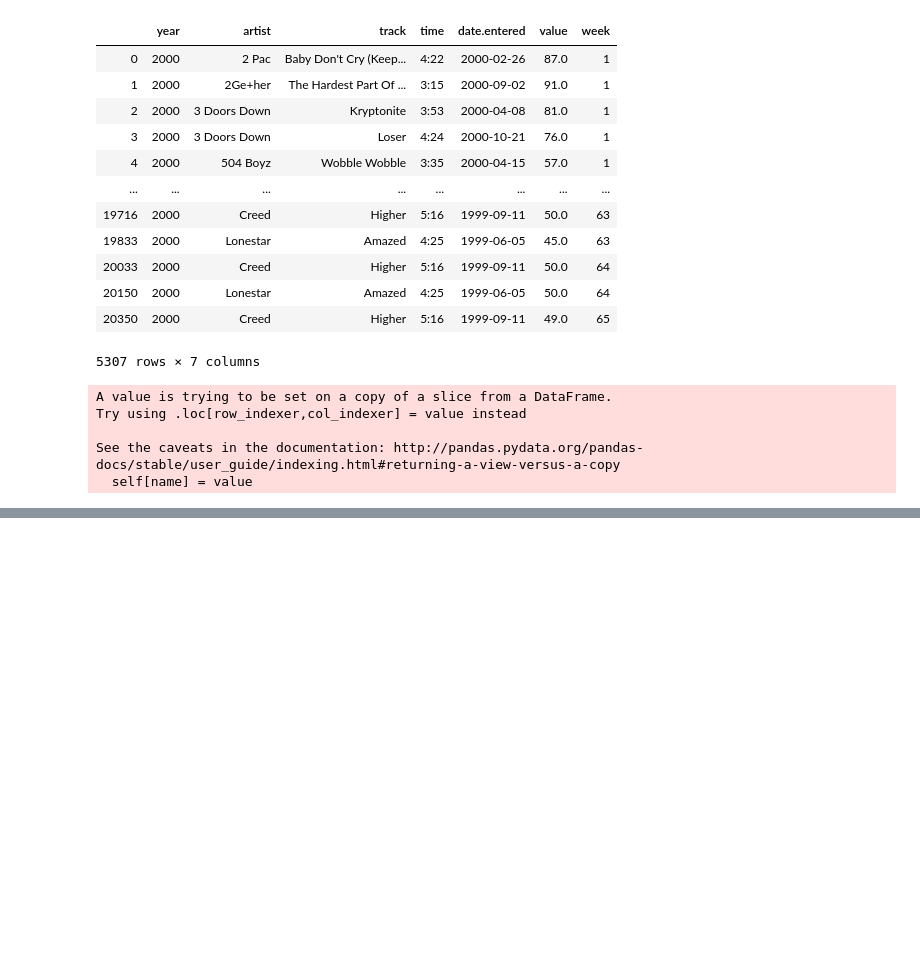
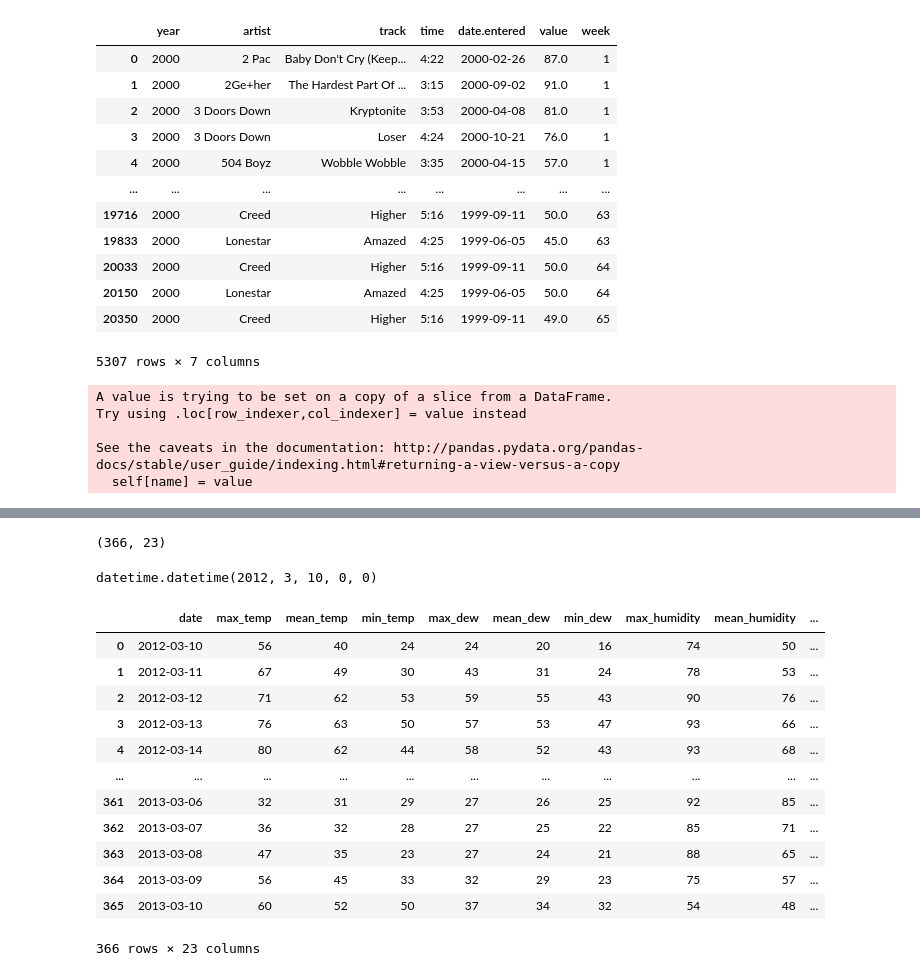
Before and after one commit to LuGeorgiev/Python-SoftUni, a Jupyter notebook: DataScience/02.DataTidying/Data Tidying and Cleaning lecture.ipynb, the cells around one changed output, grey strips where cells are left out. Cells and saved outputs as stored; diff of their text form; code cells hidden in the pictures; blank space fills up the shorter version.

```diff
--- a/DataScience/02.DataTidying/Data Tidying and Cleaning lecture.ipynb
+++ b/DataScience/02.DataTidying/Data Tidying and Cleaning lecture.ipynb
@@ -411,0 +609,3 @@ dtype: object
+# %%
+weather_year = pd.read_csv("https://raw.githubusercontent.com/synesthesiam/blog/master/posts/data/weather_year.csv")
+weather_year
@@ -411,0 +626,11 @@ dtype: object
+# %%
+weather_year.columns = ["date", "max_temp", "mean_temp", "min_temp", "max_dew",
+"mean_dew", "min_dew", "max_humidity", "mean_humidity",
+"min_humidity", "max_pressure", "mean_pressure",
+"min_pressure", "max_visibilty", "mean_visibility",
+"min_visibility", "max_wind", "mean_wind", "min_wind",
+"precipitation", "cloud_cover", "events", "wind_dir"]
+# %%
+weather_year.shape
+# %% [output]
+(366, 23)
@@ -411,0 +640,4 @@ dtype: object
+# %%
+string_to_date("2012-3-10")
+# %% [output]
+datetime.datetime(2012, 3, 10, 0, 0)
@@ -411,0 +646,16 @@ dtype: object
+# %%
+weather_year
+# %% [output]
+|  | date | max_temp | mean_temp | min_temp | max_dew | mean_dew | min_dew | max_humidity | mean_humidity | ... |
+| 0 | 2012-03-10 | 56 | 40 | 24 | 24 | 20 | 16 | 74 | 50 | ... |
+| 1 | 2012-03-11 | 67 | 49 | 30 | 43 | 31 | 24 | 78 | 53 | ... |
+| 2 | 2012-03-12 | 71 | 62 | 53 | 59 | 55 | 43 | 90 | 76 | ... |
+| 3 | 2012-03-13 | 76 | 63 | 50 | 57 | 53 | 47 | 93 | 66 | ... |
+| 4 | 2012-03-14 | 80 | 62 | 44 | 58 | 52 | 43 | 93 | 68 | ... |
+| ... | ... | ... | ... | ... | ... | ... | ... | ... | ... | ... |
+| 361 | 2013-03-06 | 32 | 31 | 29 | 27 | 26 | 25 | 92 | 85 | ... |
+| 362 | 2013-03-07 | 36 | 32 | 28 | 27 | 25 | 22 | 85 | 71 | ... |
+| 363 | 2013-03-08 | 47 | 35 | 23 | 27 | 24 | 21 | 88 | 65 | ... |
+| 364 | 2013-03-09 | 56 | 45 | 33 | 32 | 29 | 23 | 75 | 57 | ... |
+| 365 | 2013-03-10 | 60 | 52 | 50 | 37 | 34 | 32 | 54 | 48 | ... |
+366 rows × 23 columns
```
Also changed, not shown: parts of 33 cells of this notebook.
